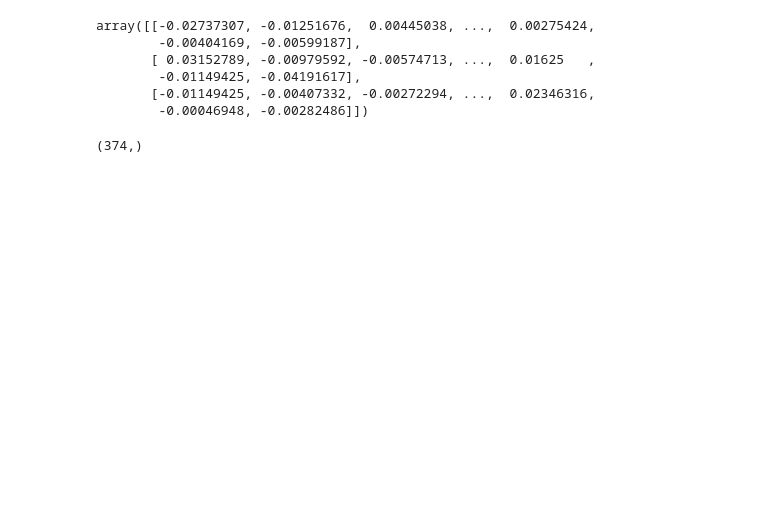
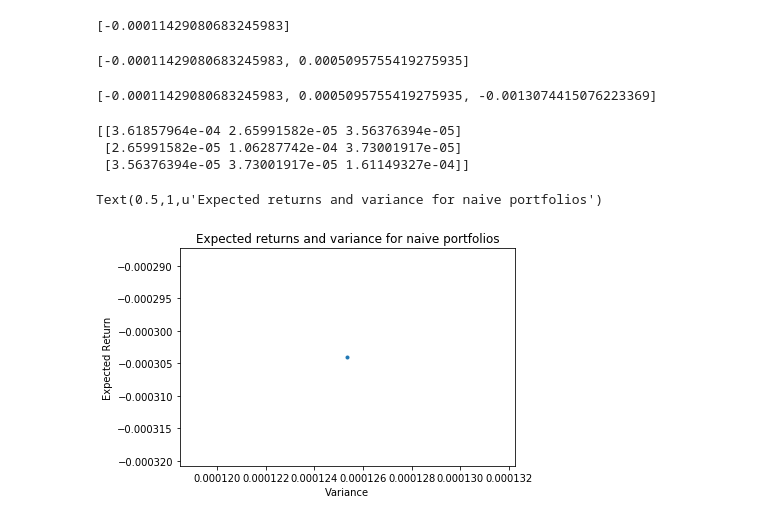
Before and after one commit to reubenng/compfinance, a Jupyter notebook: ftse3portfolio.ipynb, the cells around one changed output. Drawn from its saved outputs; the diff is of its cells as text; code cells hidden in the pictures; blank space fills up the shorter version.

```diff
--- a/ftse3portfolio.ipynb
+++ b/ftse3portfolio.ipynb
@@ -99,13 +140,48 @@ array([[2.17421103e-04, 1.62632372e-04, 9.49869781e-05],
+# %%
+assets2 = []
+# take second half of assets
+def half2_expected_return(df, assets):
+    df = df[len(df)/2:] # drop first half
+    returns = (df.Close - df.Close.shift(1))/df.Close
+    returns = returns.dropna()
+    assets2.append(returns.mean())
+    return returns
+returns1 = half2_expected_return(df1, assets2)
+print assets2
+# print returns1
+# %% [output]
+[-0.00011429080683245983]
+# %%
+returns2 = half2_expected_return(df2, assets2)
+print assets2
+# %% [output]
+[-0.00011429080683245983, 0.0005095755419275935]
+# %%
+returns3 = half2_expected_return(df3, assets2)
+print assets2
+# %% [output]
+[-0.00011429080683245983, 0.0005095755419275935, -0.0013074415076223369]
 # %%
-np.array([returns1.values, returns2.values, returns3.values])
+# find covariance of 3 assets second half
+C2 = np.cov(np.array([returns1.values, returns2.values, returns3.values]))
+print C2
 # %% [output]
-array([[-0.02737307, -0.01251676,  0.00445038, ...,  0.00275424,
-        -0.00404169, -0.00599187],
-       [ 0.03152789, -0.00979592, -0.00574713, ...,  0.01625   ,
-        -0.01149425, -0.04191617],
-       [-0.01149425, -0.00407332, -0.00272294, ...,  0.02346316,
-        -0.00046948, -0.00282486]])
+[[3.61857964e-04 2.65991582e-05 3.56376394e-05]
+ [2.65991582e-05 1.06287742e-04 3.73001917e-05]
+ [3.56376394e-05 3.73001917e-05 1.61149327e-04]]
-# %%
-returns3.shape
-# %% [output]
-(374,)
+# %%
+n_portfolio = 1 # number of portfolios
+n_asset = len(assets2) # number of assets 3
+naive = np.full((n_portfolio, n_asset), 1.0/3) # generate Naive Diversification
+E = np.dot(naive, assets2) # find expected return of each portfolio
+variance2 = np.dot(np.dot(row, C2), row.T) # find variance of all portfolio
+variance2
+
+fig2, ax2 = plt.subplots()
+plotfolios2 = ax2.plot(variance2, E, 'o', markersize=3, label='Naive Portfolio')
+plt.xlabel('Variance')
+plt.ylabel('Expected Return')
+plt.title('Expected returns and variance for naive portfolios')
+# %% [output]
+Text(0.5,1,u'Expected returns and variance for naive portfolios')
+[figure, added]
```
Also changed, not shown: parts of 8 cells of this notebook.
